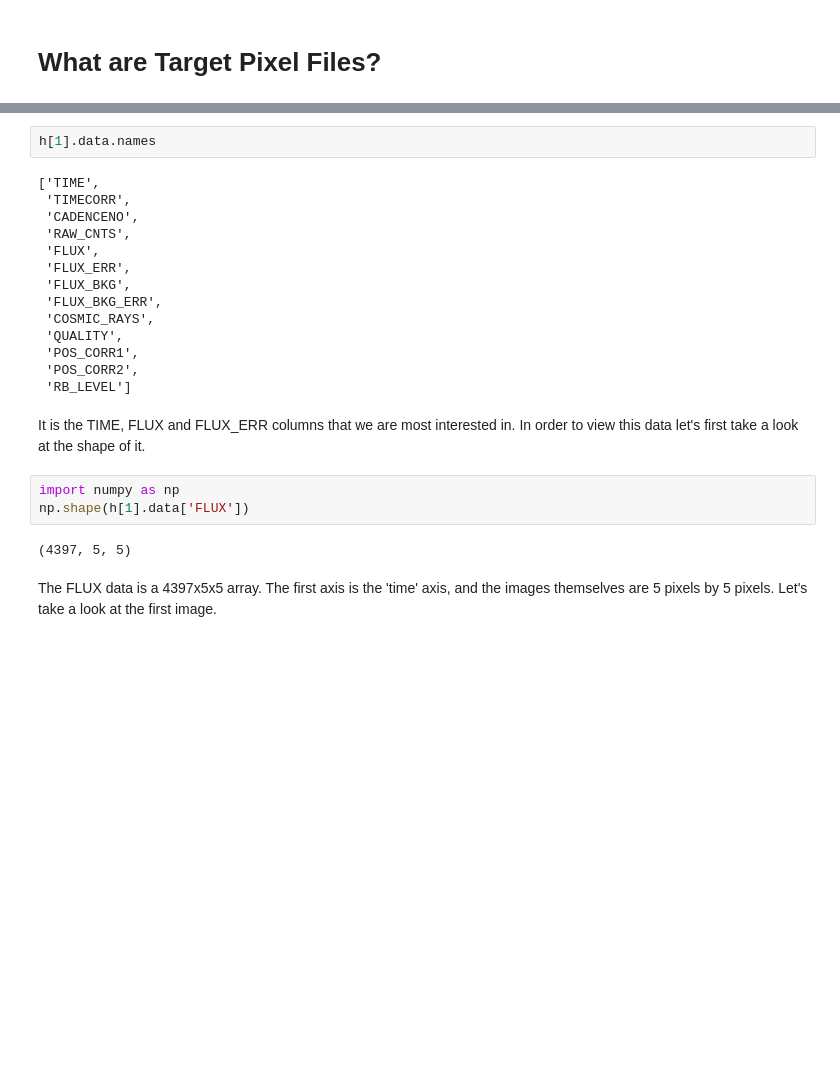
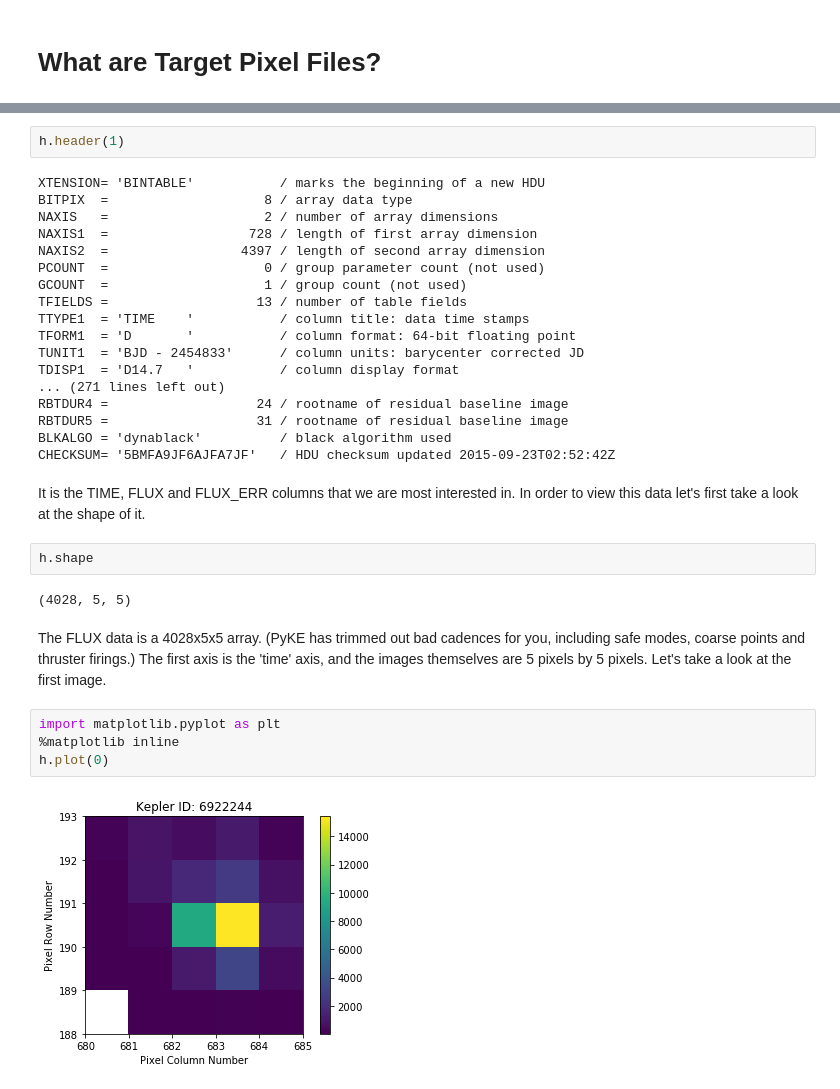
Before and after one commit to christinahedges/k2torials, a Jupyter notebook: notebooks/01.02-Investigating-Target-Pixel-Files.ipynb, the cells around one changed output, grey strips where cells are left out. Saved outputs shown, nothing was run; the diff lists cells and outputs as text; blank space fills up the shorter version.

```diff
--- a/notebooks/01.02-Investigating-Target-Pixel-Files.ipynb
+++ b/notebooks/01.02-Investigating-Target-Pixel-Files.ipynb
@@ -41,25 +41,34 @@ The actual images the telescope took are in the second extention. Let's take a l
 # %%
-h[1].data.names
+h.header(1)
 # %% [output]
-['TIME',
- 'TIMECORR',
- 'CADENCENO',
- 'RAW_CNTS',
- 'FLUX',
- 'FLUX_ERR',
- 'FLUX_BKG',
- 'FLUX_BKG_ERR',
- 'COSMIC_RAYS',
- 'QUALITY',
- 'POS_CORR1',
- 'POS_CORR2',
- 'RB_LEVEL']
+XTENSION= 'BINTABLE'           / marks the beginning of a new HDU
+BITPIX  =                    8 / array data type
+NAXIS   =                    2 / number of array dimensions
+NAXIS1  =                  728 / length of first array dimension
+NAXIS2  =                 4397 / length of second array dimension
+PCOUNT  =                    0 / group parameter count (not used)
+GCOUNT  =                    1 / group count (not used)
+TFIELDS =                   13 / number of table fields
+TTYPE1  = 'TIME    '           / column title: data time stamps
+TFORM1  = 'D       '           / column format: 64-bit floating point
+TUNIT1  = 'BJD - 2454833'      / column units: barycenter corrected JD
+TDISP1  = 'D14.7   '           / column display format
+... (271 lines left out)
+RBTDUR4 =                   24 / rootname of residual baseline image
+RBTDUR5 =                   31 / rootname of residual baseline image
+BLKALGO = 'dynablack'          / black algorithm used
+CHECKSUM= '5BMFA9JF6AJFA7JF'   / HDU checksum updated 2015-09-23T02:52:42Z
 # %% [markdown]
 It is the TIME, FLUX and FLUX_ERR columns that we are most interested in. In order to view this data let's first take a look at the shape of it.
-# %%
-import numpy as np
-np.shape(h[1].data['FLUX'])
-# %% [output]
-(4397, 5, 5)
+# %%
+h.shape
+# %% [output]
+(4028, 5, 5)
 # %% [markdown]
-The FLUX data is a 4397x5x5 array. The first axis is the 'time' axis, and the images themselves are 5 pixels by 5 pixels. Let's take a look at the first image.
+The FLUX data is a 4028x5x5 array. (PyKE has trimmed out bad cadences for you, including safe modes, coarse points and thruster firings.) The first axis is the 'time' axis, and the images themselves are 5 pixels by 5 pixels. Let's take a look at the first image.
+# %%
+import matplotlib.pyplot as plt
+%matplotlib inline
+h.plot(0)
+# %% [output]
+[figure, added]
```
Also changed, not shown: parts of 17 cells of this notebook, 38 other files.
